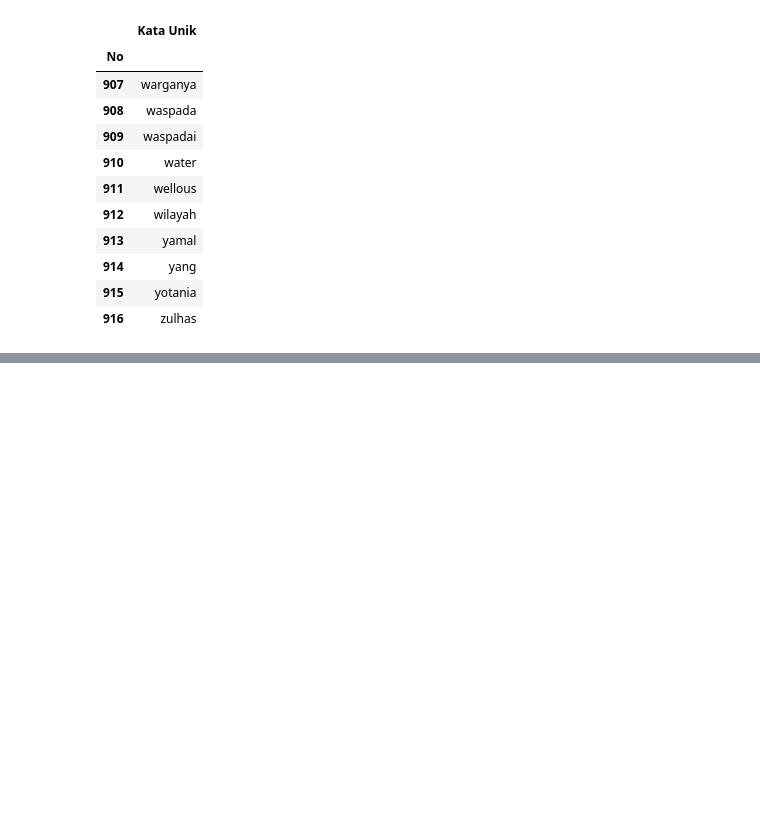
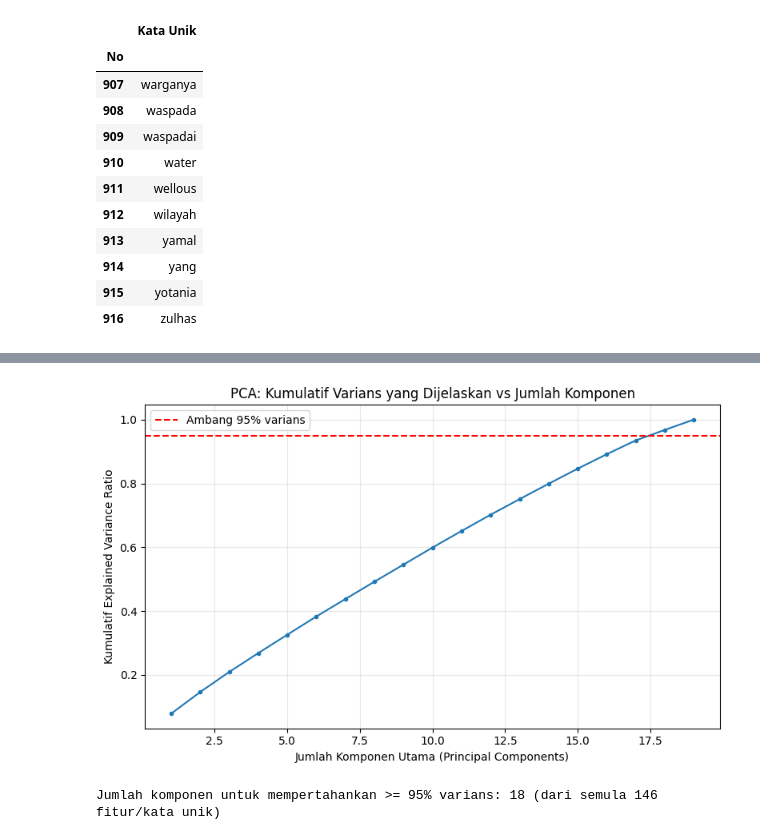
Before and after one commit to chakko-183/PPW, a Jupyter notebook: ppw/crawlingdata.ipynb, the cells around one changed output, grey strips where cells are left out. Saved outputs shown, nothing was run; the diff lists cells and outputs as text; code cells hidden in the pictures; blank space fills up the shorter version.

```diff
--- a/ppw/crawlingdata.ipynb
+++ b/ppw/crawlingdata.ipynb
@@ -403,0 +661,35 @@ Jumlah seluruh kata unik: 916
+# %%
+import numpy as np
+import matplotlib.pyplot as plt
+from sklearn.decomposition import PCA
+
+# PCA bekerja pada matriks dense, sedangkan TF-IDF berbentuk sparse matrix -> ubah ke dense
+tfidf_dense = tfidf_matrix.toarray()
+
+# --- 4.1 Analisis Explained Variance ---
+# Jumlah komponen maksimum dibatasi oleh min(jumlah dokumen, jumlah fitur)
+n_komponen_maks = min(tfidf_dense.shape) - 1
+
+pca_full = PCA(n_components=n_komponen_maks, random_state=42)
+pca_full.fit(tfidf_dense)
+
+variansi_kumulatif = np.cumsum(pca_full.explained_variance_ratio_)
+
+plt.figure(figsize=(8, 5))
+plt.plot(range(1, len(variansi_kumulatif) + 1), variansi_kumulatif, marker='o', markersize=3)
+plt.axhline(y=0.95, color='red', linestyle='--', label='Ambang 95% varians')
+plt.xlabel('Jumlah Komponen Utama (Principal Components)')
+plt.ylabel('Kumulatif Explained Variance Ratio')
+plt.title('PCA: Kumulatif Varians yang Dijelaskan vs Jumlah Komponen')
+plt.legend()
+plt.grid(alpha=0.3)
+plt.tight_layout()
+plt.show()
+
+# Jumlah komponen minimum agar mempertahankan >= 95% varians
+n_komponen_95 = int(np.argmax(variansi_kumulatif >= 0.95) + 1)
+print(f"Jumlah komponen untuk mempertahankan >= 95% varians: {n_komponen_95} "
+      f"(dari semula {tfidf_dense.shape[1]} fitur/kata unik)")
+# %% [output]
+[figure, added]
+Jumlah komponen untuk mempertahankan >= 95% varians: 18 (dari semula 146 fitur/kata unik)
```
Also changed, not shown: parts of 11 cells of this notebook.
